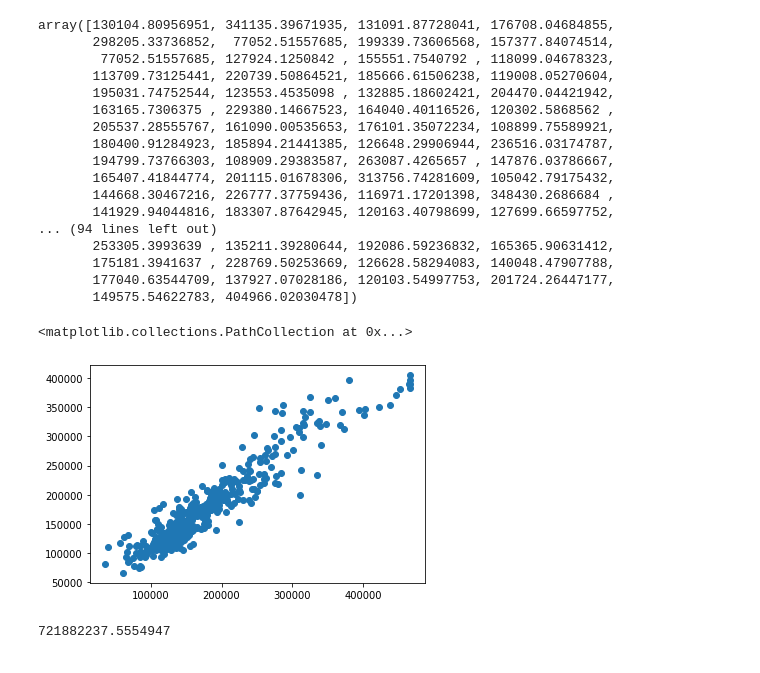
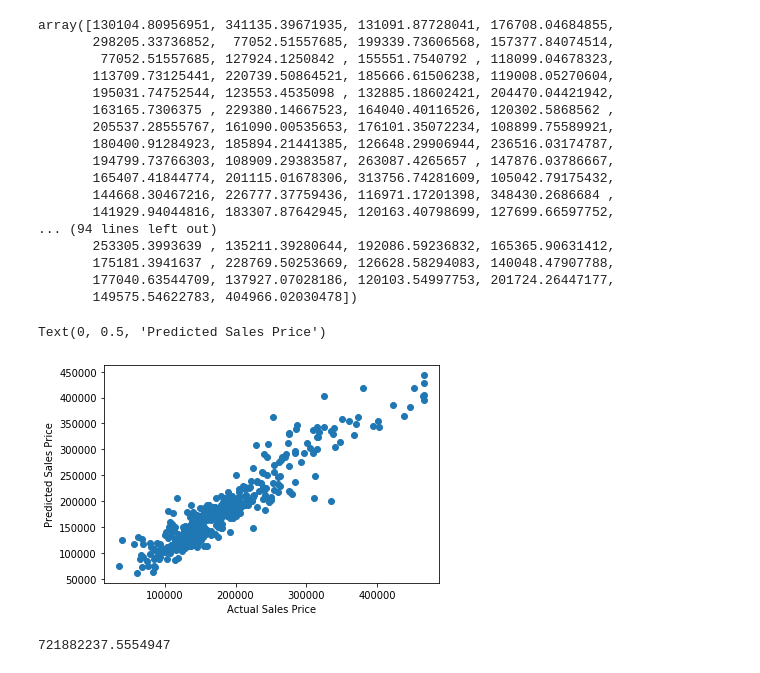
Before and after one commit to nsonalkar/Data-Science-Capstone-1-Project, a Jupyter notebook: Capstone 1 Project Final Code.ipynb, the cells around one changed output. Cells and saved outputs as stored; diff of their text form; code cells hidden in the pictures.

```diff
--- a/Capstone 1 Project Final Code.ipynb
+++ b/Capstone 1 Project Final Code.ipynb
@@ -743,11 +779,13 @@ array([130104.80956951, 341135.39671935, 131091.87728041, 176708.04684855,
        175181.3941637 , 228769.50253669, 126628.58294083, 140048.47907788,
        177040.63544709, 137927.07028186, 120103.54997753, 201724.26447177,
        149575.54622783, 404966.02030478])
-# %%
-plt.scatter(y_test,predictions)
-# %% [output]
-<matplotlib.collections.PathCollection at 0x...>
-[figure, removed]
+# %%
+plt.scatter(y_test,predictions)
+plt.xlabel('Actual Sales Price')
+plt.ylabel('Predicted Sales Price')
+# %% [output]
+Text(0, 0.5, 'Predicted Sales Price')
+[figure, added]
 # %%
 metrics.mean_squared_error(y_test,predictions)
 # %% [output]
```
Also changed, not shown: parts of 19 cells of this notebook.
